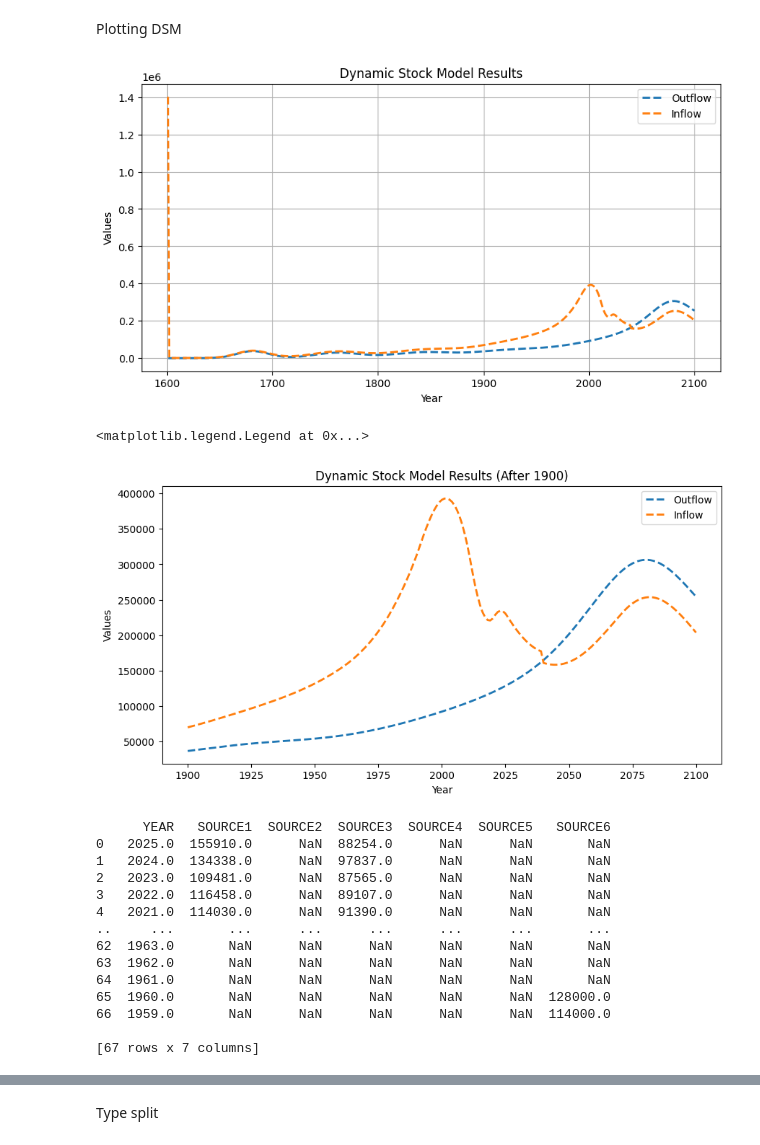
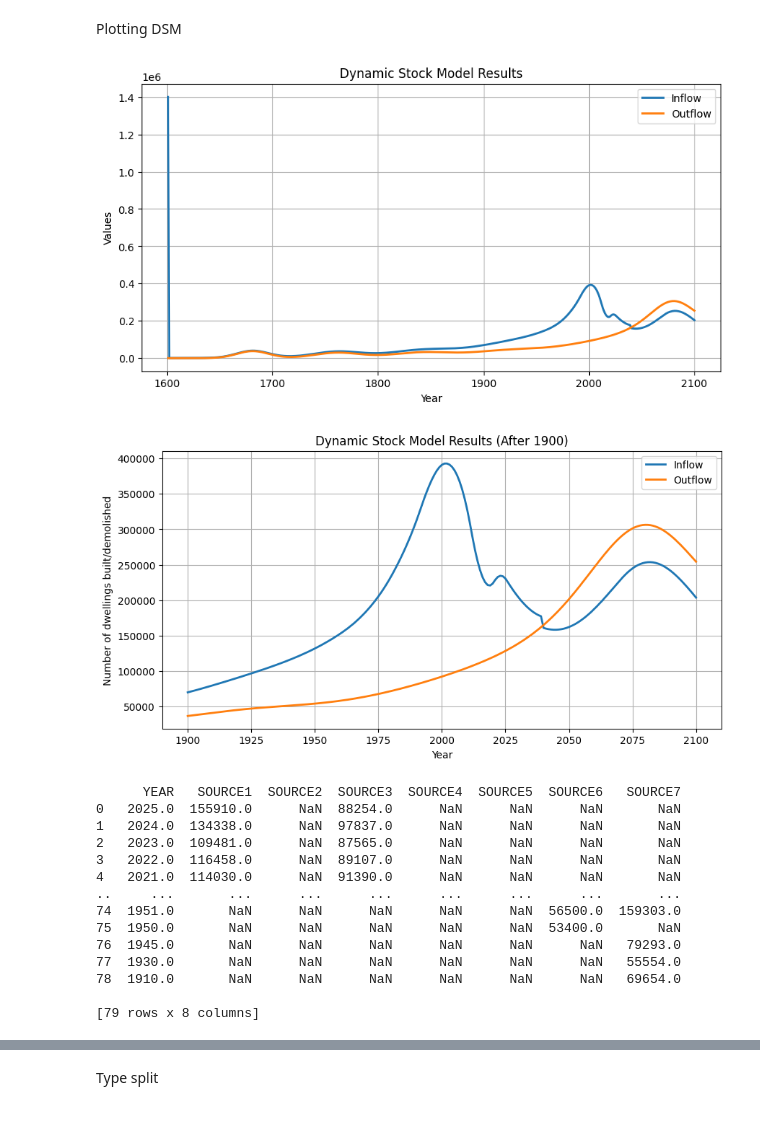
Before and after one commit to tdhunn01-design/MFA2, a Jupyter notebook: PPD_POP_Multiplied.ipynb, the cells around one changed output, grey strips where cells are left out. Cells and saved outputs as stored; diff of their text form; code cells hidden in the pictures.

```diff
--- a/PPD_POP_Multiplied.ipynb
+++ b/PPD_POP_Multiplied.ipynb
@@ -144,8 +136,8 @@ Plotting DSM
 import matplotlib.pyplot as plt
 plt.figure(figsize=(10, 5))
 #plt.plot(t_array, product_values, label='Stock', linestyle='-', lw=2)
-plt.plot(t_array, O_C_1d, label='Outflow', linestyle='--', lw=2)
-plt.plot(t_array, I_all, label='Inflow', linestyle='--', lw=2)
+plt.plot(t_array, I_all, label='Inflow', lw=2)
+plt.plot(t_array, O_C_1d, label='Outflow', lw=2)
 plt.title('Dynamic Stock Model Results')
 plt.xlabel('Year')
 plt.ylabel('Values')
@@ -153,41 +145,42 @@ plt.legend()
 plt.grid(True)
 plt.show()
 # %% [output]
-[figure, old version]
+[figure, new version]
 # %%
 # plotting after 1900
 plt.figure(figsize=(10, 5))
-plt.plot(t_array[t_array >= 1900], O_C_1d[t_array >= 1900], label='Outflow', linestyle='--', lw=2)
-plt.plot(t_array[t_array >= 1900], I_all[t_array >= 1900], label='Inflow', linestyle='--', lw=2)
+plt.plot(t_array[t_array >= 1900], I_all[t_array >= 1900], label='Inflow', lw=2)
+plt.plot(t_array[t_array >= 1900], O_C_1d[t_array >= 1900], label='Outflow', lw=2)
 plt.title('Dynamic Stock Model Results (After 1900)')
 plt.xlabel('Year')
-plt.ylabel('Values')
+plt.ylabel('Number of dwellings built/demolished')
+plt.grid(True)
 plt.legend()
+plt.show()
 # %% [output]
-<matplotlib.legend.Legend at 0x...>
-[figure, old version]
+[figure, new version]
 # %%
 # Extracting data from the source file into a panda Dataframe
 validation_file = "inflow_validation.xlsx"
 # This file should be placed in the same directory as this notebook (on the JupyterHub server)
 
 # We read the data and store it in a Dataframe called "data", using the read_excel() panda function
-data_raw = pd.read_excel(validation_file, index_col = None, header = 0, usecols = 'D:J')
-validation_data = data_raw.iloc[0:67]
+data_raw = pd.read_excel(validation_file, index_col = None, header = 0, usecols = 'D:K')
+validation_data = data_raw.iloc[0:79]
 print(validation_data)
 # %% [output]
-      YEAR   SOURCE1  SOURCE2  SOURCE3  SOURCE4  SOURCE5   SOURCE6
-0   2025.0  155910.0      NaN  88254.0      NaN      NaN       NaN
-1   2024.0  134338.0      NaN  97837.0      NaN      NaN       NaN
-2   2023.0  109481.0      NaN  87565.0      NaN      NaN       NaN
-3   2022.0  116458.0      NaN  89107.0      NaN      NaN       NaN
-4   2021.0  114030.0      NaN  91390.0      NaN      NaN       NaN
-..     ...       ...      ...      ...      ...      ...       ...
-62  1963.0       NaN      NaN      NaN      NaN      NaN       NaN
-63  1962.0       NaN      NaN      NaN      NaN      NaN       NaN
-64  1961.0       NaN      NaN      NaN      NaN      NaN       NaN
-65  1960.0       NaN      NaN      NaN      NaN      NaN  128000.0
-66  1959.0       NaN      NaN      NaN      NaN      NaN  114000.0
+      YEAR   SOURCE1  SOURCE2  SOURCE3  SOURCE4  SOURCE5  SOURCE6   SOURCE7
+0   2025.0  155910.0      NaN  88254.0      NaN      NaN      NaN       NaN
+1   2024.0  134338.0      NaN  97837.0      NaN      NaN      NaN       NaN
+2   2023.0  109481.0      NaN  87565.0      NaN      NaN      NaN       NaN
+3   2022.0  116458.0      NaN  89107.0      NaN      NaN      NaN       NaN
+4   2021.0  114030.0      NaN  91390.0      NaN      NaN      NaN       NaN
+..     ...       ...      ...      ...      ...      ...      ...       ...
+74  1951.0       NaN      NaN      NaN      NaN      NaN  56500.0  159303.0
+75  1950.0       NaN      NaN      NaN      NaN      NaN  53400.0       NaN
+76  1945.0       NaN      NaN      NaN      NaN      NaN      NaN   79293.0
+77  1930.0       NaN      NaN      NaN      NaN      NaN      NaN   55554.0
+78  1910.0       NaN      NaN      NaN      NaN      NaN      NaN   69654.0
 
-[67 rows x 7 columns]
+[79 rows x 8 columns]
 # %%
```
Also changed, not shown: parts of 9 cells of this notebook, 10 other files.
